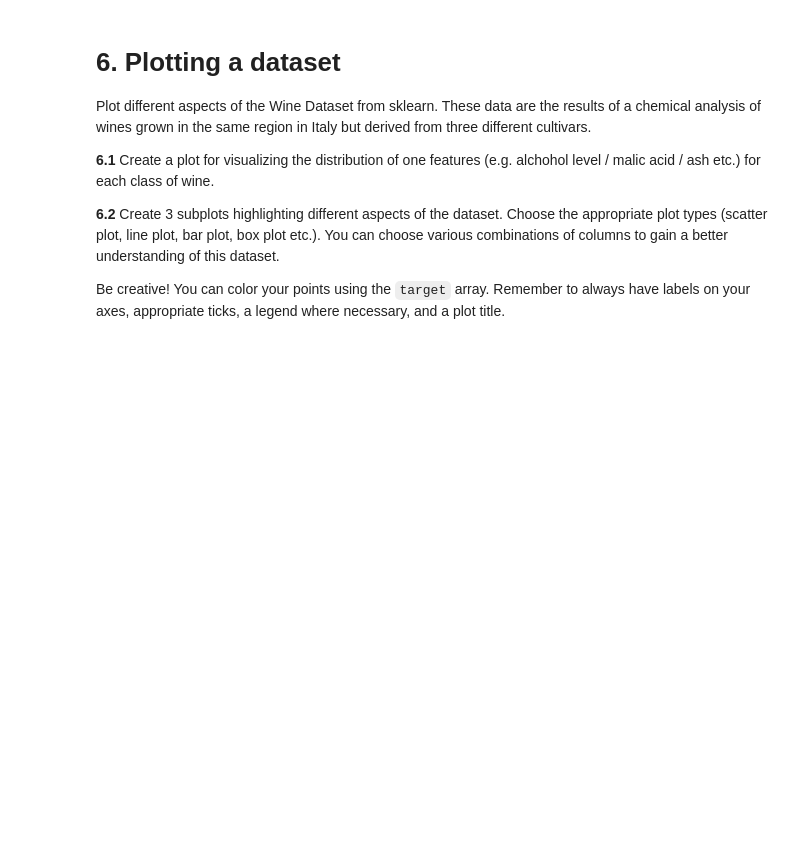
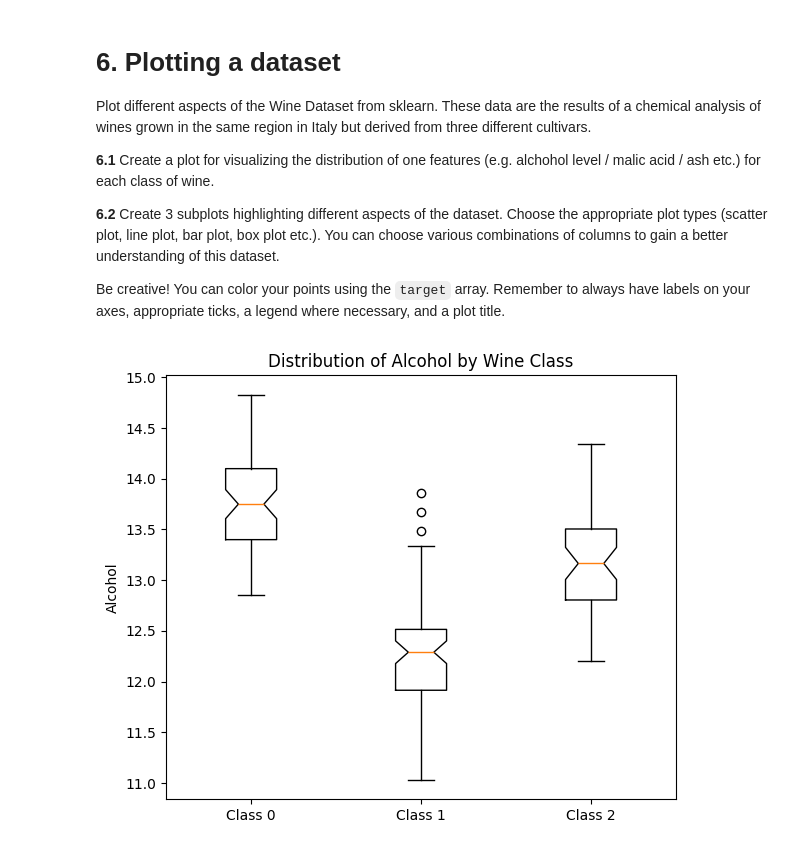
Before and after one commit to alisabacka/PracticalTest02, a Jupyter notebook: EP_Plotting_I.ipynb, the cells around one changed output. Drawn from its saved outputs; the diff is of its cells as text; code cells hidden in the pictures; blank space fills up the shorter version.

```diff
--- a/EP_Plotting_I.ipynb
+++ b/EP_Plotting_I.ipynb
@@ -562,0 +566,29 @@ column_names = wine_dataset['feature_names']
+# %%
+from sklearn.datasets import load_wine
+
+wine_dataset = load_wine()
+
+data = wine_dataset['data']
+target = wine_dataset['target']
+
+column_names = wine_dataset['feature_names']
+
+# TODO your code here
+# Ex 6.1
+feature_idx = 0  # "alcohol"
+feature_name = column_names[feature_idx]
+
+class_0_vals = data[target == 0, feature_idx]
+class_1_vals = data[target == 1, feature_idx]
+class_2_vals = data[target == 2, feature_idx]
+
+plt.figure(figsize=(6, 5))
+plt.boxplot([class_0_vals, class_1_vals, class_2_vals],
+            labels=['Class 0', 'Class 1', 'Class 2'],
+            notch=True)
+plt.ylabel(feature_name.capitalize())
+plt.title(f"Distribution of {feature_name.capitalize()} by Wine Class")
+plt.tight_layout()
+plt.show()
+# %% [output]
+[figure, added]
```
Also changed, not shown: parts of 12 cells of this notebook.
